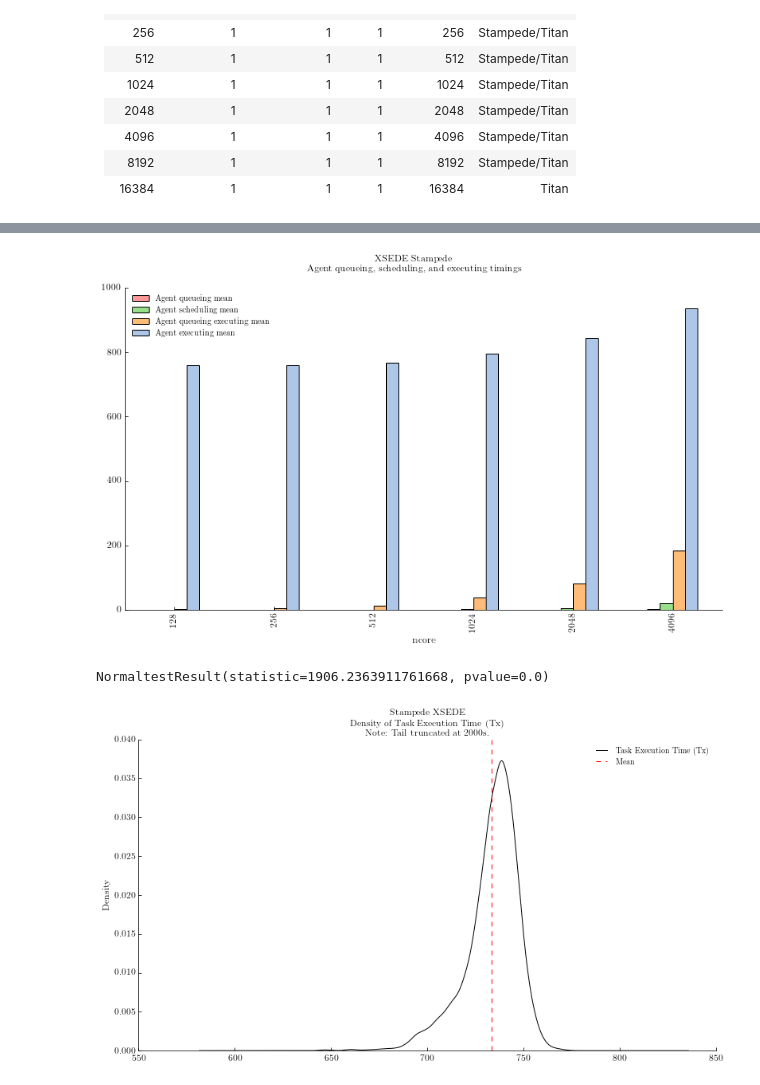
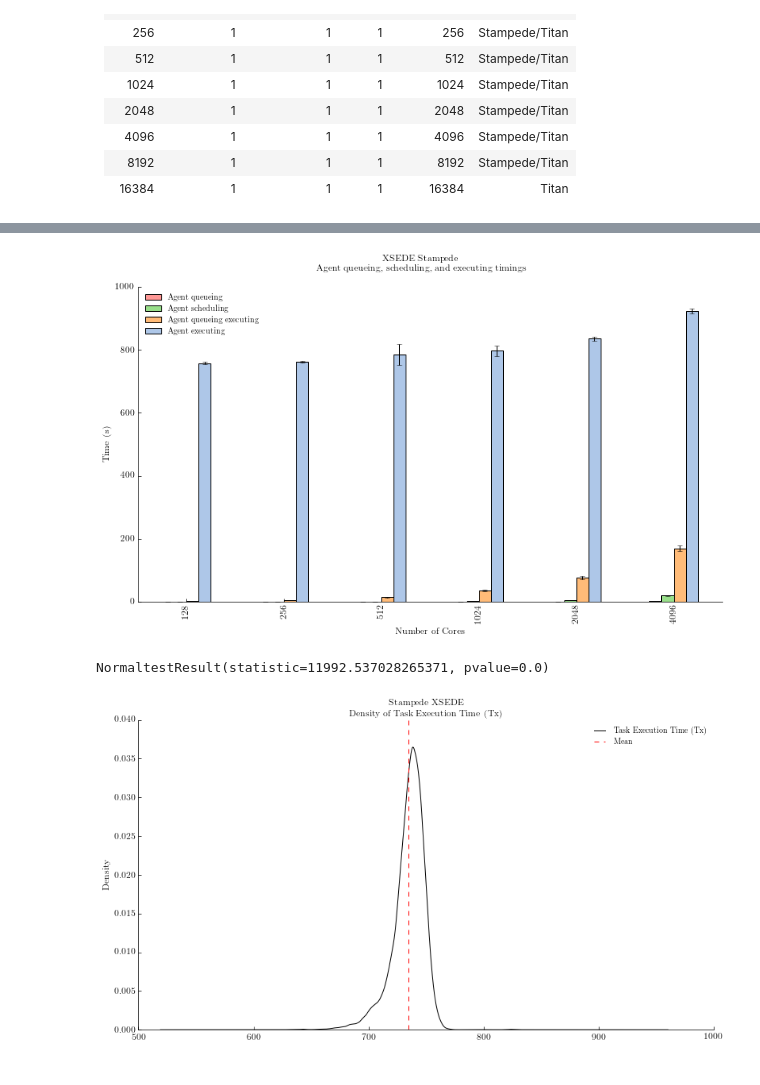
Before and after one commit to radical-experiments/rp-paper, a Jupyter notebook: analysis/rp_paper_experiments.ipynb, the cells around one changed output, grey strips where cells are left out. Saved outputs shown, nothing was run; the diff lists cells and outputs as text; code cells hidden in the pictures.

Commit message:
Analysis experiment 1 on Stampede

```diff
--- a/analysis/rp_paper_experiments.ipynb
+++ b/analysis/rp_paper_experiments.ipynb
@@ -240,56 +205,51 @@ plt.savefig('figures/stampede_ttq_ttx_ttc.pdf', dpi=600, bbox_inches='tight')
 # %%
 fig, ax = fig_setup()
 title_head = 'XSEDE Stampede'
 title_desc = 'Agent queueing, scheduling, and executing timings'
 title = '%s\n%s' % (title_head, title_desc)
 fig.suptitle(title)
 
 # 'U_AGENT_QUEUING'     : ['AGENT_SCHEDULING_PENDING', 'AGENT_SCHEDULING'            ],
 # 'U_AGENT_SCHEDULING'  : ['AGENT_SCHEDULING'        , 'AGENT_EXECUTING_PENDING'     ],
 # 'U_AGENT_QUEUING_EXEC': ['AGENT_EXECUTING_PENDING' , 'AGENT_EXECUTING'             ],
 # 'U_AGENT_EXECUTING'   : ['AGENT_EXECUTING'         , 'AGENT_STAGING_OUTPUT_PENDING']}
 
 atx = sessions[['ncore',
                 'U_AGENT_QUEUING',
                 'U_AGENT_SCHEDULING',
                 'U_AGENT_QUEUING_EXEC',
                 'U_AGENT_EXECUTING',
-                'TTC']].groupby(['ncore']).aggregate({
-                    'U_AGENT_QUEUING'     :{'Agent queueing mean'          :'mean',
-                                            'Agent queueing std'           :'std' },
-                    'U_AGENT_SCHEDULING'  :{'Agent scheduling mean'        :'mean',
-                                            'Agent scheduling std'         :'std' },
-                    'U_AGENT_QUEUING_EXEC':{'Agent queueing executing mean':'mean',
-                                            'Agent queueing executing std' :'std' },
-                    'U_AGENT_EXECUTING'   :{'Agent executing mean'         :'mean',
-                                            'Agent executing std'          :'std' },
-                    'TTC'                 :{'Total execution time mean'    :'mean',
-                                            'Total execution time std'     :'std' }})
-atx.columns = atx.columns.droplevel(0)
-atx = atx.reset_index()
+                'TTC']].groupby(['ncore'])
 
-atx
+means = atx.aggregate({'U_AGENT_QUEUING'     :{'Agent queueing'          :'mean'},
+                       'U_AGENT_SCHEDULING'  :{'Agent scheduling'        :'mean'},
+                       'U_AGENT_QUEUING_EXEC':{'Agent queueing executing':'mean'},
+                       'U_AGENT_EXECUTING'   :{'Agent executing'         :'mean'},
+                       'TTC'                 :{'Total execution time'    :'mean'}})
 
-atx.plot.bar(x='ncore', y=['Agent queueing mean',
-                           'Agent scheduling mean',
-                           'Agent queueing executing mean',
-                           'Agent executing mean',
-                           #'Total execution time mean'
-                          ], color=[tableau20[7],
-                                    tableau20[5],
-                                    tableau20[3],
-                                    tableau20[1]], ax=ax)
+errors = atx.aggregate({'U_AGENT_QUEUING'     :{'Agent queueing'           :'std' },
+                        'U_AGENT_SCHEDULING'  :{'Agent scheduling'         :'std' },
+                        'U_AGENT_QUEUING_EXEC':{'Agent queueing executing' :'std' },
+                        'U_AGENT_EXECUTING'   :{'Agent executing'          :'std' },
+                        'TTC'                 :{'Total execution time'     :'std' }})
 
-# ax.legend(labels=['Agent queueing','Agent scheduling','Agent queueing executing','Agent executing','TTC'], bbox_to_anchor=(2.25, 1))
-# ax.set_xlabel('Number of Cores')
-# ax.set_ylabel('Time (s)')
+means.columns = means.columns.droplevel(0)
+errors.columns = errors.columns.droplevel(0)
+
+means.plot.bar(y=['Agent queueing','Agent scheduling','Agent queueing executing','Agent executing'],
+               yerr=errors,
+               color=[tableau20[7],tableau20[5],tableau20[3],tableau20[1]],
+               ax=ax)
+
+ax.set_xlabel('Number of Cores')
+ax.set_ylabel('Time (s)')
 
 plt.savefig('figures/stampede_agent_timings.pdf', dpi=600, bbox_inches='tight')
 # %% [output]
-[figure, old version]
+[figure, new version]
 # %%
 fig, ax = fig_setup()
-title='Stampede XSEDE\nDensity of Task Execution Time (Tx)\nNote: Tail truncated at 2000s.'
+title='Stampede XSEDE\nDensity of Task Execution Time (Tx)'
 
 display(sps.normaltest(units['U_AGENT_EXECUTING'].dropna().tolist()))
 units[['U_AGENT_EXECUTING']].dropna().reset_index(drop=True).plot.density(ax=ax, color='black', title=title)
@@ -300,5 +260,5 @@ ax.legend(labels=['Task Execution Time (Tx)', 'Mean'])
 
 plt.savefig('figures/stampede_tx_frequency.pdf', dpi=600, bbox_inches='tight')
 # %% [output]
-NormaltestResult(statistic=1906.2363911761668, pvalue=0.0)
+NormaltestResult(statistic=11992.537028265371, pvalue=0.0)
-[figure, old version]
+[figure, new version]
```
Also changed, not shown: parts of 6 cells of this notebook, 6 other files.
